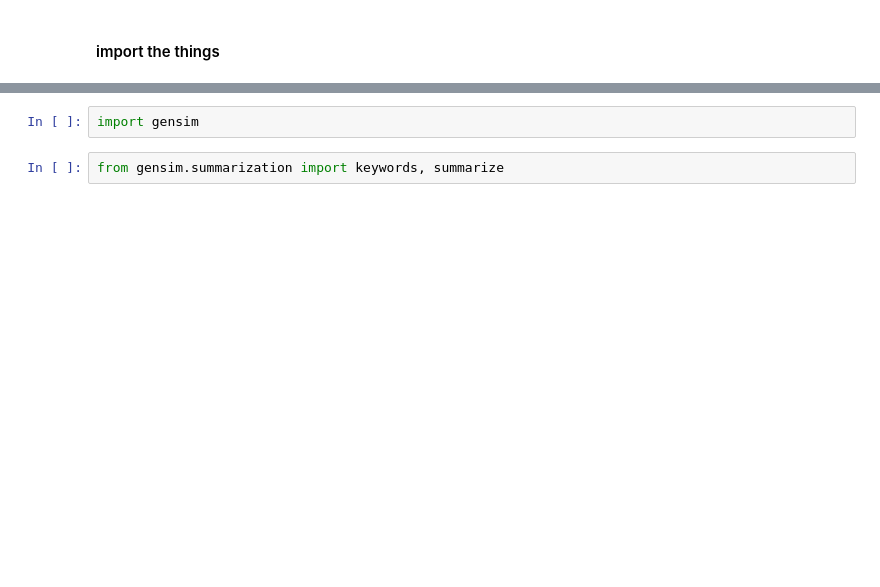
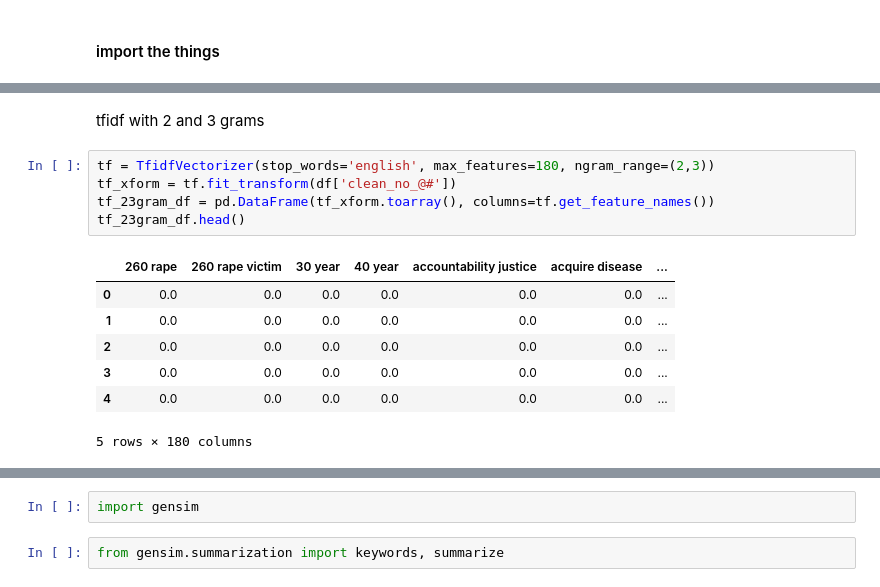
Before and after one commit to smanavi/Springboard-Capstone-Two, a Jupyter notebook: exploratory_data_analysis/EDA_text_values.ipynb, the cells around one changed output, grey strips where cells are left out. Saved outputs shown, nothing was run; the diff lists cells and outputs as text; blank space fills up the shorter version.

```diff
--- a/exploratory_data_analysis/EDA_text_values.ipynb
+++ b/exploratory_data_analysis/EDA_text_values.ipynb
@@ -73,0 +136,15 @@ ImportError: parent 'smart_open' not in sys.modules
+# %% [markdown]
+tfidf with 2 and 3 grams
+# %%
+tf = TfidfVectorizer(stop_words='english', max_features=180, ngram_range=(2,3))
+tf_xform = tf.fit_transform(df['clean_no_@#'])
+tf_23gram_df = pd.DataFrame(tf_xform.toarray(), columns=tf.get_feature_names())
+tf_23gram_df.head()
+# %% [output]
+|  | 260 rape | 260 rape victim | 30 year | 40 year | accountability justice | acquire disease | ... |
+| 0 | 0.0 | 0.0 | 0.0 | 0.0 | 0.0 | 0.0 | ... |
+| 1 | 0.0 | 0.0 | 0.0 | 0.0 | 0.0 | 0.0 | ... |
+| 2 | 0.0 | 0.0 | 0.0 | 0.0 | 0.0 | 0.0 | ... |
+| 3 | 0.0 | 0.0 | 0.0 | 0.0 | 0.0 | 0.0 | ... |
+| 4 | 0.0 | 0.0 | 0.0 | 0.0 | 0.0 | 0.0 | ... |
+5 rows × 180 columns
```
Also changed, not shown: parts of 41 cells of this notebook, 2 other files.
